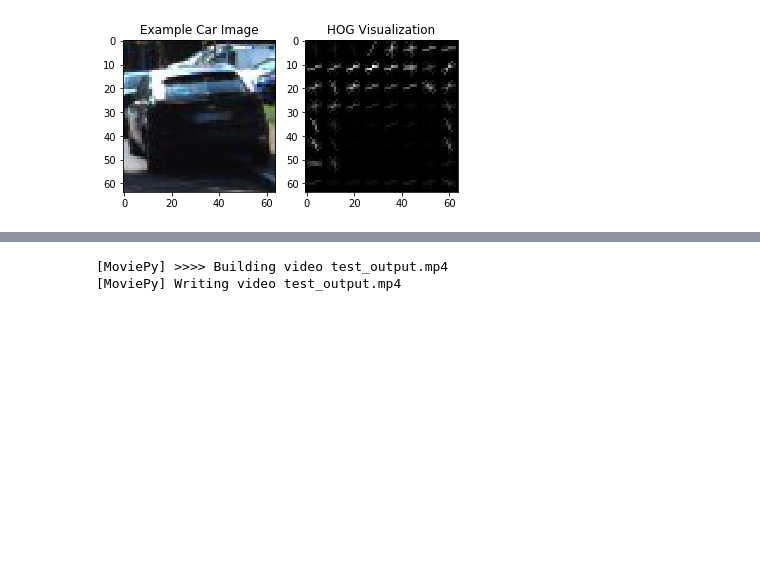
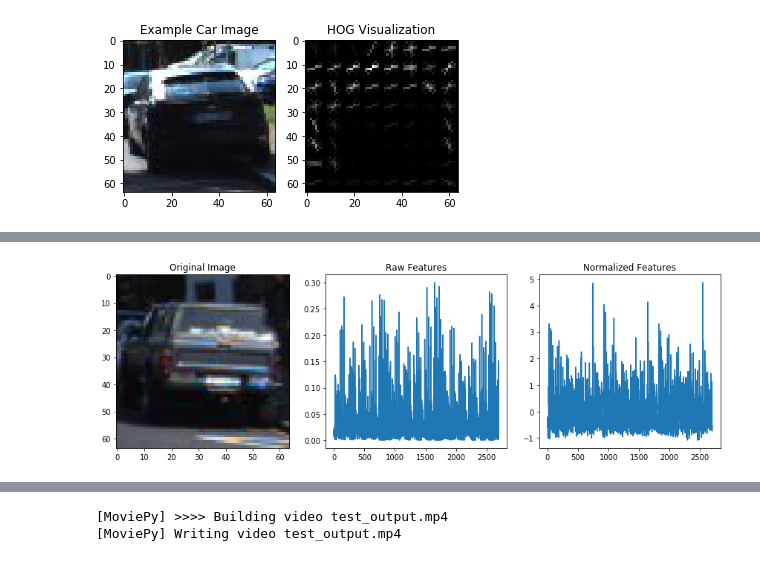
Before and after one commit to tjacobs/CarND-Vehicle-Detection, a Jupyter notebook: Vehicle Detection.ipynb, the cells around one changed output, grey strips where cells are left out. Drawn from its saved outputs; the diff is of its cells as text; code cells hidden in the pictures; blank space fills up the shorter version.

```diff
--- a/Vehicle Detection.ipynb
+++ b/Vehicle Detection.ipynb
@@ -125,7 +127,7 @@ def get_hog_features(img, orient, pix_per_cell, cell_per_block, vis=False, featu
         return features
 
 # Define a function to extract features from a list of images
-def extract_features(imgs, cspace='RGB', spatial_size=(32, 32), hist_bins=32, hist_range=(0, 256)):
+def extract_features(imgs, cspace='RGB', orient=9, pix_per_cell=8, cell_per_block=2, hog_channel=0):
     # Create a list to append feature vectors to
     features = []
 
@@ -144,16 +146,21 @@ def extract_features(imgs, cspace='RGB', spatial_size=(32, 32), hist_bins=32, hi
                 feature_image = cv2.cvtColor(image, cv2.COLOR_RGB2HLS)
             elif cspace == 'YUV':
                 feature_image = cv2.cvtColor(image, cv2.COLOR_RGB2YUV)
+            elif cspace == 'YCrCb':
+                feature_image = cv2.cvtColor(image, cv2.COLOR_RGB2YCrCb)
         else: feature_image = np.copy(image)
 
-        # Apply bin_spatial() to get spatial color features
-        spatial_features = bin_spatial(feature_image, size=spatial_size)
-
-        # Apply color_hist() also with a color space option now
-        hist_features = color_hist(feature_image, nbins=hist_bins, bins_range=hist_range)
+        # Call get_hog_features() with vis=False, feature_vec=True
+        if hog_channel == 'ALL':
+            hog_features = []
+            for channel in range(feature_image.shape[2]):
+                hog_features.append(get_hog_features(feature_image[:,:,channel], orient, pix_per_cell, cell_per_block, vis=False, feature_vec=True))
+            hog_features = np.ravel(hog_features)
+        else:
+            hog_features = get_hog_features(feature_image[:,:,hog_channel], orient, pix_per_cell, cell_per_block, vis=False, feature_vec=True)
 
         # Append the new feature vector to the features list
-        features.append(np.concatenate((spatial_features, hist_features)))
+        features.append(hog_features)
 
     # Return list of feature vectors
     return features
@@ -260,31 +268,53 @@ Non Cars: 1125
 <matplotlib.text.Text at 0x...>
 [figure]
 # %%
-# Extract features
-car_features = extract_features(cars, cspace='RGB', spatial_size=(32, 32), hist_bins=32, hist_range=(0, 256))
-notcar_features = extract_features(notcars, cspace='RGB', spatial_size=(32, 32), hist_bins=32, hist_range=(0, 256))
 
-if len(car_features) > 0:
-    # Create an array stack of feature vectors
-    X = np.vstack((car_features, notcar_features)).astype(np.float64)
+# Reduce the sample size because HOG features are slow to compute
+sample_size = 500
+cars = cars[0:sample_size]
+notcars = notcars[0:sample_size]
 
-    # Fit a per-column scaler
-    X_scaler = StandardScaler().fit(X)
+### TODO: Tweak these parameters and see how the results change.
+colorspace = 'RGB' # Can be RGB, HSV, LUV, HLS, YUV, YCrCb
+orient = 9
+pix_per_cell = 10
+cell_per_block = 2
+hog_channel = "ALL" # Can be 0, 1, 2, or "ALL"
 
-    # Apply the scaler to X
-    scaled_X = X_scaler.transform(X)
-    car_ind = np.random.randint(0, len(cars))
+t=time.time()
+car_features = extract_features(cars, cspace=colorspace, orient=orient,
+                        pix_per_cell=pix_per_cell, cell_per_block=cell_per_block,
+                        hog_channel=hog_channel)
+notcar_features = extract_features(notcars, cspace=colorspace, orient=orient,
+                        pix_per_cell=pix_per_cell, cell_per_block=cell_per_block,
+                        hog_channel=hog_channel)
 
-    # Plot an example of raw and scaled features
-    fig = plt.figure(figsize=(12,4))
-    plt.subplot(131)
-    plt.imshow(mpimg.imread(cars[car_ind]))
-    plt.title('Original Image')
-    plt.subplot(132)
-    plt.plot(X[car_ind])
-    plt.title('Raw Features')
-    plt.subplot(133)
-    plt.plot(scaled_X[car_ind])
-    plt.title('Normalized Features')
-    fig.tight_layout()
+t2 = time.time()
+print(round(t2-t, 2), 'Seconds to extract HOG features...')
+
+# Create an array stack of feature vectors
+X = np.vstack((car_features, notcar_features)).astype(np.float64)
+
+# Fit a per-column scaler
+X_scaler = StandardScaler().fit(X)
+
+# Apply the scaler to X
+scaled_X = X_scaler.transform(X)
+
+# Define the labels vector
+y = np.hstack((np.ones(len(car_features)), np.zeros(len(notcar_features))))
+
+# Plot an example of raw and scaled features
+car_ind = np.random.randint(0, len(cars))
+fig = plt.figure(figsize=(12,4))
+plt.subplot(131)
+plt.imshow(mpimg.imread(cars[car_ind]))
+plt.title('Original Image')
+plt.subplot(132)
+plt.plot(X[car_ind])
+plt.title('Raw Features')
+plt.subplot(133)
+plt.plot(scaled_X[car_ind])
+plt.title('Normalized Features')
+fig.tight_layout()
 # %% [output]
@@ -292,3 +324,4 @@ ValueError: setting an array element with a sequence.
+[figure, added]
 # %%
 # Define the labels vector
 y = np.hstack((np.ones(len(car_features)), np.zeros(len(notcar_features))))
```
Also changed, not shown: parts of 4 cells of this notebook.
